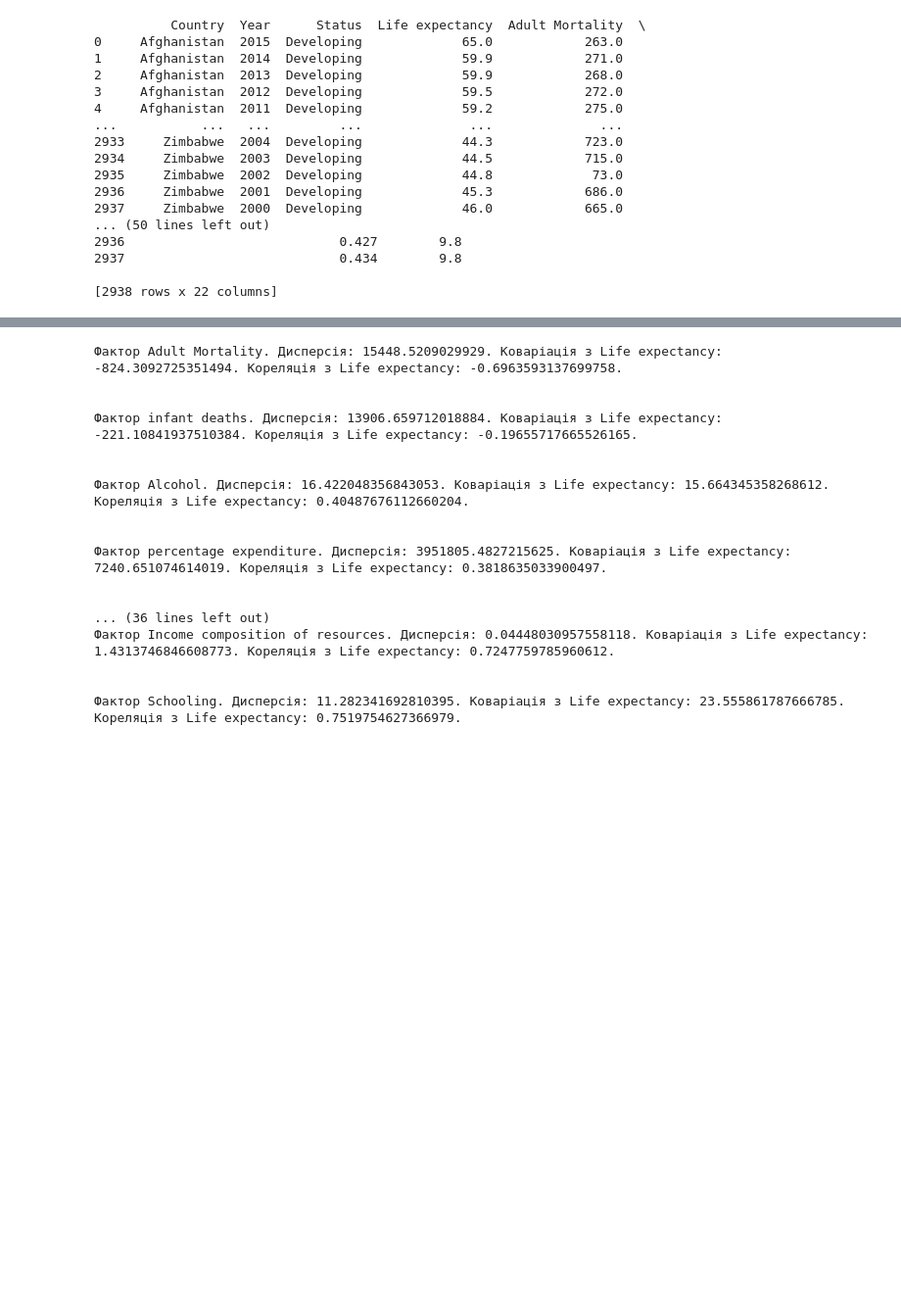
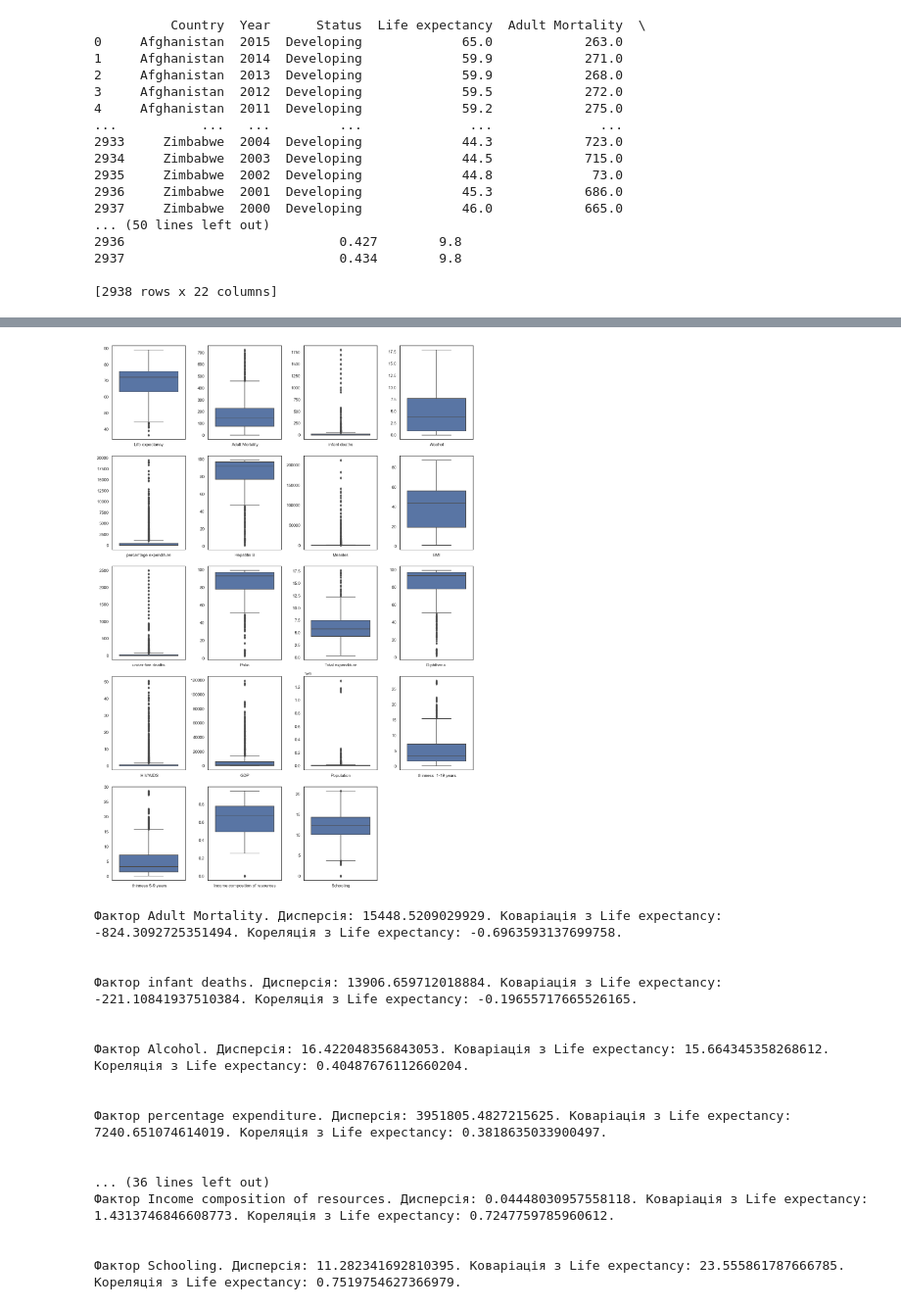
Before and after one commit to maksymzozuliak/IAD, a Jupyter notebook: LabWork3/LabWork3.ipynb, the cells around one changed output, grey strips where cells are left out. Shown: that part at 98% size. Drawn from its saved outputs; the diff is of its cells as text; code cells hidden in the pictures; blank space fills up the shorter version.

```diff
--- a/LabWork3/LabWork3.ipynb
+++ b/LabWork3/LabWork3.ipynb
@@ -36,3 +37,14 @@ for column in data.iloc[:, 3:]:
+# %%
+plt.figure(figsize=(14, 20))
+for i, column in enumerate(data.iloc[:, 3:].columns):
+    column_data = data[column]
+    plt.subplot(5, 4, i+1)
+    sb.boxplot(data=column_data)
+    plt.xticks([0], [column])
+plt.tight_layout()
+plt.show()
+# %% [output]
+[figure, added]
 # %%
 for column in data.iloc[:, 4:]:
     disp = data[column].var()
```
Also changed, not shown: parts of 4 cells of this notebook.
